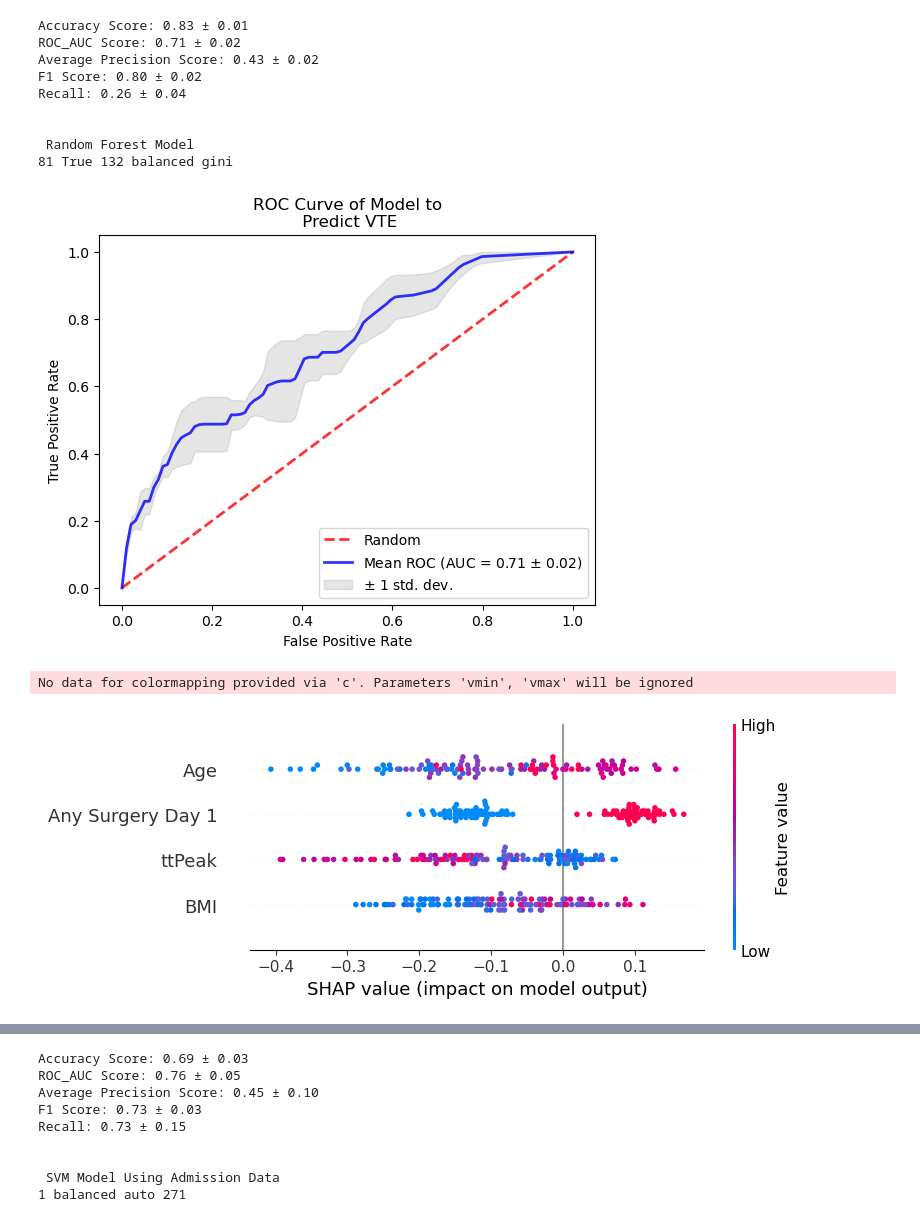
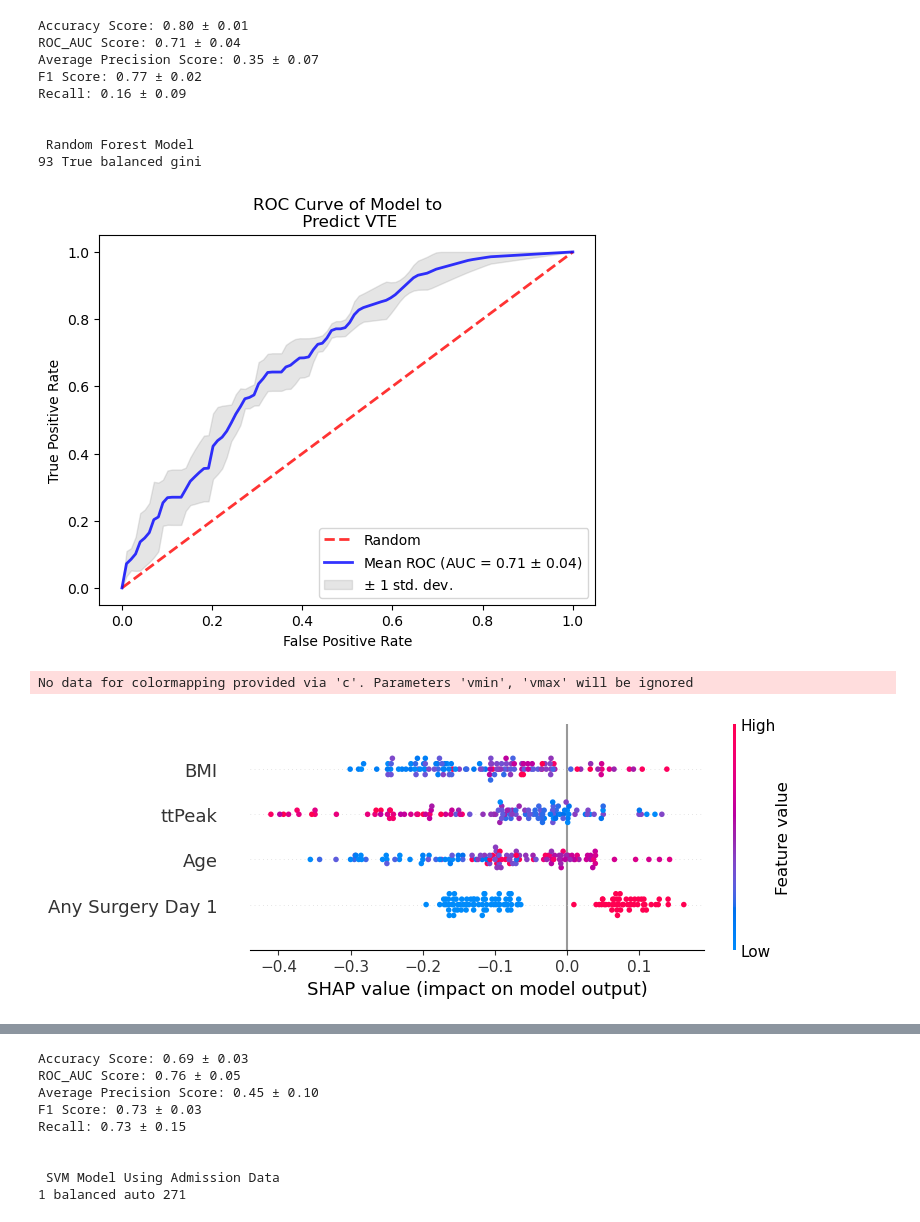
Before and after one commit to Ramborang/Capstone, a Jupyter notebook: Model with Optimized Parameters.ipynb, the cells around one changed output, grey strips where cells are left out. Cells and saved outputs as stored; diff of their text form; code cells hidden in the pictures.

```diff
--- a/Model with Optimized Parameters.ipynb
+++ b/Model with Optimized Parameters.ipynb
@@ -21,12 +21,16 @@ from sklearn import model_selection
 import shap
 shap.initjs()
 
+#importing Neural Network (MLPClassifier) and Naive Bayes (GaussianNB)
+from sklearn.naive_bayes import GaussianNB
+from sklearn.neural_network import MLPClassifier
+
 
 
 # get data and set random_state
 data = pd.read_excel("park_DODdata.xlsx")
-#random.seed(7)
-#random_state = random.randrange(1, 5000)
+random.seed(7)
+random_state = random.randrange(1, 500)
 
 # Convert BMI_grp to readable format (39)
 data.bmi_grp.replace(('1. <25', '2. 25-29.9', '3. 30+'), (2, 1, 0), inplace = True)
@@ -200,51 +201,49 @@ Kappa of the entire data set: 0.37
 # %%
 # Create classifier using Random Forest
 max_AUROC = 0
-for random_state in range(131,134):
-    C = 50
-    for criterion in ['gini', 'entropy', 'log_loss']:
-        for weight in ['balanced', 'balanced_subsample', {1:2}, {1:3}, {1:4}]:
-            for bootstrap in [True, False]:
-                while C <= 100:
-                    cv = StratifiedKFold(n_splits = 3, random_state = random_state, shuffle = True)
-                    classifier = RandomForestClassifier(n_estimators = C, bootstrap = bootstrap, random_state = random_state, class_weight = weight, criterion = criterion)
-                    score = cross_val_score(classifier, X, y, cv = cv, scoring = 'roc_auc')
-                    if score.mean() > max_AUROC:
-                        max_AUROC = score.mean()
-                        max_criterion = criterion
-                        max_weight = weight
-                        max_C = C
-                        max_random_state = random_state
-                        max_strap = bootstrap
-                    C += 1
+C = 50
+for criterion in ['gini', 'entropy', 'log_loss']:
+    for weight in ['balanced', 'balanced_subsample', {1:2}, {1:3}, {1:4}]:
+        for bootstrap in [True, False]:
+            while C <= 100:
+                cv = StratifiedKFold(n_splits = 3, random_state = random_state, shuffle = True)
+                classifier = RandomForestClassifier(n_estimators = C, bootstrap = bootstrap, random_state = random_state, class_weight = weight, criterion = criterion)
+                score = cross_val_score(classifier, X, y, cv = cv, scoring = 'roc_auc')
+                if score.mean() > max_AUROC:
+                    max_AUROC = score.mean()
+                    max_criterion = criterion
+                    max_weight = weight
+                    max_C = C
+                    max_strap = bootstrap
+                C += 1
 
-cv = StratifiedKFold(n_splits = 3, random_state = max_random_state, shuffle = True)
-classifier = RandomForestClassifier(n_estimators = max_C, bootstrap = max_strap, random_state = max_random_state, class_weight = max_weight, criterion = max_criterion)
+cv = StratifiedKFold(n_splits = 3, random_state = random_state, shuffle = True)
+classifier = RandomForestClassifier(n_estimators = max_C, bootstrap = max_strap, random_state = random_state, class_weight = max_weight, criterion = max_criterion)
 Scores(cv, classifier, X, y)
 print("\n\n Random Forest Model")
-print(max_C, max_strap, max_random_state, max_weight, max_criterion)
+print(max_C, max_strap, max_weight, max_criterion)
 Curve(cv, classifier, X, y)
 
 # Experimenting with SHAP values
-X_train, X_test, y_train, y_test = model_selection.train_test_split(X, y, test_size=0.3, random_state=max_random_state)
+X_train, X_test, y_train, y_test = model_selection.train_test_split(X, y, test_size=0.3, random_state=random_state)
 classifier.fit(X_train, y_train)
 y_pred = classifier.predict(X_test)
 explainer = shap.Explainer(classifier)
 shap_values = explainer.shap_values(X_test)
 shap.summary_plot(shap_values[1], X_test, feature_names = ['Age','BMI','Any Surgery Day 1','ttPeak'])
 # %% [output]
-Accuracy Score: 0.83 ± 0.01
-ROC_AUC Score: 0.71 ± 0.02
-Average Precision Score: 0.43 ± 0.02
-F1 Score: 0.80 ± 0.02
-Recall: 0.26 ± 0.04
+Accuracy Score: 0.80 ± 0.01
+ROC_AUC Score: 0.71 ± 0.04
+Average Precision Score: 0.35 ± 0.07
+F1 Score: 0.77 ± 0.02
+Recall: 0.16 ± 0.09
 
 
  Random Forest Model
-81 True 132 balanced gini
+93 True balanced gini
-[figure, old version]
+[figure, new version]
 No data for colormapping provided via 'c'. Parameters 'vmin', 'vmax' will be ignored
-[figure, old version]
+[figure, new version]
 # %%
 # Create classifier using Gradient Boosted Decision Tree
 max_AUROC = 0
```
Also changed, not shown: parts of 6 cells of this notebook.
